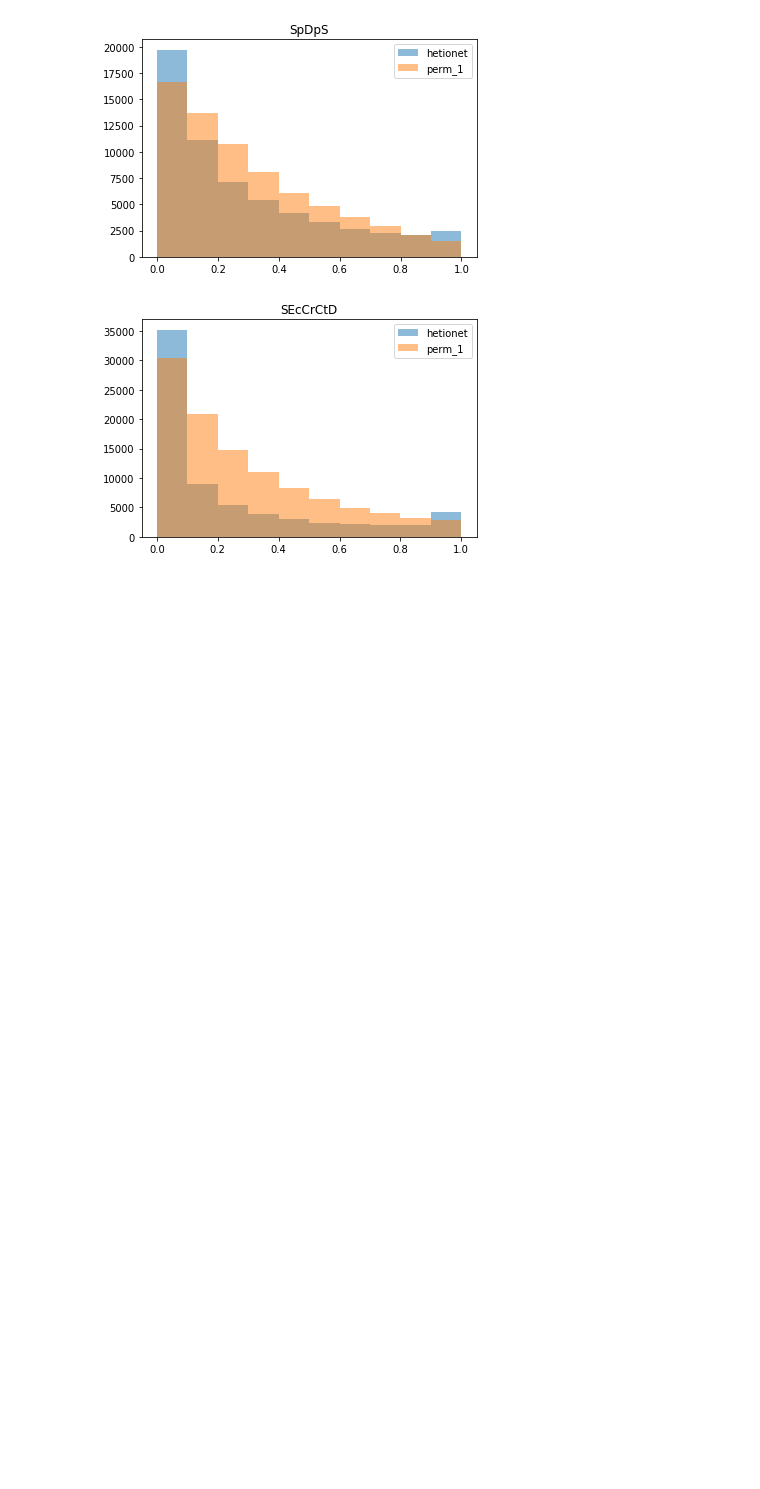
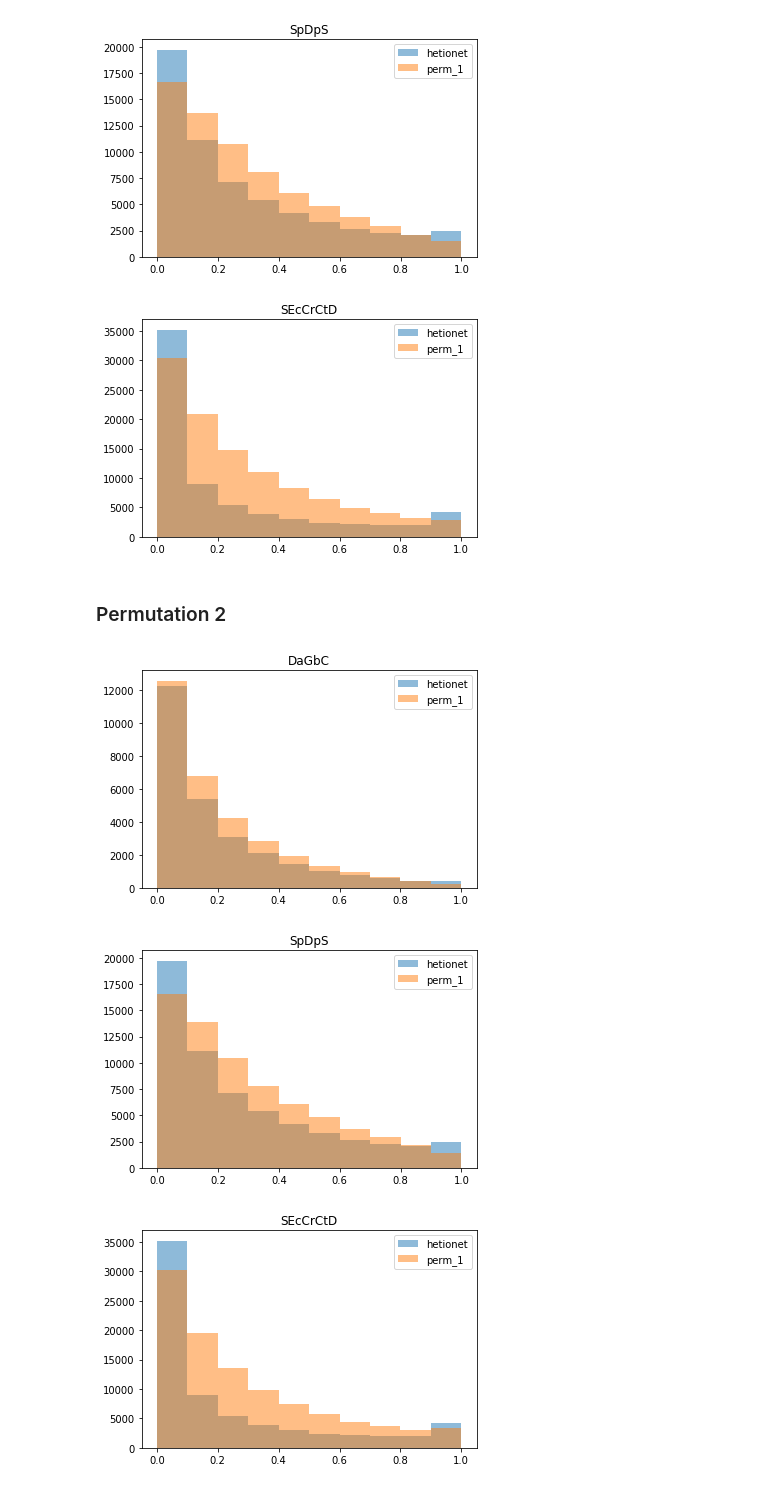
Before and after one commit to greenelab/connectivity-search-analyses, a Jupyter notebook: explore/p-value-dist.ipynb, the cells around one changed output. Saved outputs shown, nothing was run; the diff lists cells and outputs as text; code cells hidden in the pictures; blank space fills up the shorter version.

Commit message:
Two more permutations to compare

```diff
--- a/explore/p-value-dist.ipynb
+++ b/explore/p-value-dist.ipynb
@@ -134,3 +134,5 @@ for metapath in metapaths:
 [figure]
 [figure]
 [figure]
+# %% [markdown]
+### Permutation 2
@@ -136,0 +162,49 @@ for metapath in metapaths:
+# %%
+for name, permat in tqdm.tqdm(perms.items()):
+    permat.path_counts_cache = hetmech.hetmat.caching.PathCountPriorityCache(permat, allocate_GB=16)
+    for metapath in metapaths:
+        degree_grouped_df = hetmech.degree_group.single_permutation_degree_group(
+            permat, metapath, dwpc_mean=mean_dwpcs[(metapath, 'dwpc', 0.5)], damping=0.5)
+        path = permat_1.get_running_degree_group_path(metapath, 'dwpc', 0.5, extension='.pkl')
+        path.parent.mkdir(parents=True, exist_ok=True)
+        if path.exists():
+            running_df = pandas.read_pickle(path)
+            running_df += degree_grouped_df
+        else:
+            running_df = degree_grouped_df
+        running_df.to_pickle(path)
+    permat.path_counts_cache = None
+
+# Replace .pkl files with .tsv.gz files.
+for metapath in metapaths:
+    old_path = permat_1.get_running_degree_group_path(metapath, 'dwpc', 0.5, extension='.pkl')
+    df = pandas.read_pickle(old_path)
+    new_path = permat_1.get_running_degree_group_path(metapath, 'dwpc', 0.5, extension='.tsv.gz')
+    df.to_csv(new_path, sep='\t', compression='gzip')
+    old_path.unlink()
+# %%
+for metapath in tqdm.tqdm(metapaths):
+    dwpcs_rows = hetmech.pipeline.combine_dwpc_dgp(permat_1, metapath, damping=0.5, ignore_zeros=True, max_p_value=1.0)
+    path = permat_1.directory.joinpath('adjusted-path-counts', 'dwpc-0.5',
+                                       'adjusted-dwpcs', f'{metapath}.tsv.gz')
+    path.parent.mkdir(parents=True, exist_ok=True)
+    hetmech.pipeline.grouped_tsv_writer(dwpcs_rows, path, float_format='%.7g', compression='gzip')
+# %%
+for metapath in metapaths:
+    plt.figure()
+    plt.title(metapath)
+    path = hetmat.directory.joinpath('adjusted-path-counts', 'dwpc-0.5',
+                                     'adjusted-dwpcs', f'{metapath}.tsv.gz')
+    df = pandas.read_table(path, compression='gzip')
+    plt.hist(df['p_value'], label='hetionet', alpha=0.5)
+
+
+    path = permat_1.directory.joinpath('adjusted-path-counts', 'dwpc-0.5',
+                                       'adjusted-dwpcs', f'{metapath}.tsv.gz')
+    df = pandas.read_table(path, compression='gzip')
+    plt.hist(df['p_value'], label='perm_1', alpha=0.5)
+    plt.legend();
+# %% [output]
+[figure, added]
+[figure, added]
+[figure, added]
```
Also changed, not shown: parts of 9 cells of this notebook.
